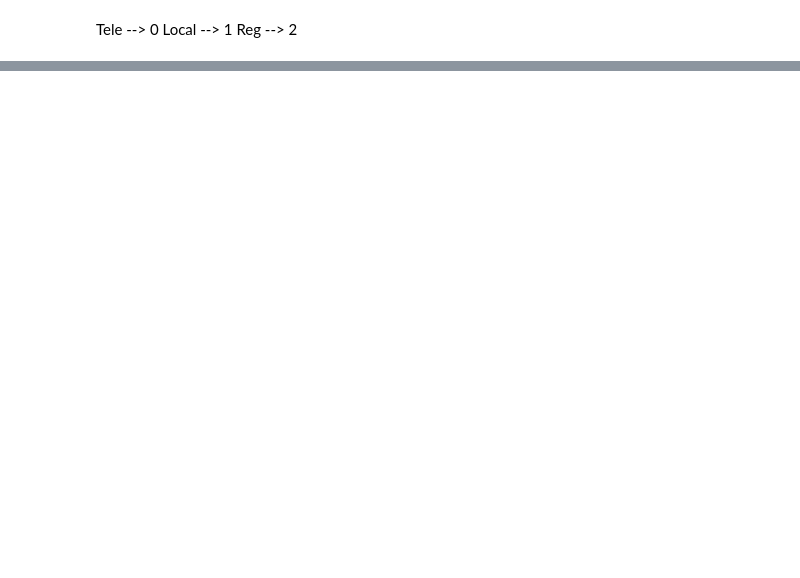
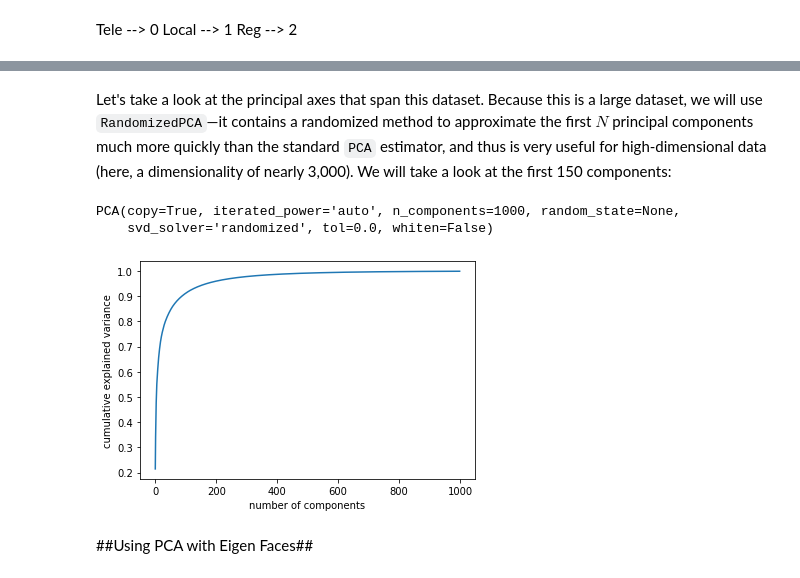
Before and after one commit to MyFirstVlog/miniProyecto-2-ts3, a Jupyter notebook: MiniProyecto2.ipynb, the cells around one changed output, grey strips where cells are left out. Cells and saved outputs as stored; diff of their text form; code cells hidden in the pictures; blank space fills up the shorter version.

```diff
--- a/MiniProyecto2.ipynb
+++ b/MiniProyecto2.ipynb
@@ -337,0 +282,6 @@ Accuracy:  0.47619047619047616
+# %%
+from sklearn.datasets import fetch_lfw_people
+faces = fetch_lfw_people(min_faces_per_person=30)
+print(faces.target_names)
+print(faces.images.shape)
+print(faces.data.shape)
@@ -337,0 +305,19 @@ Accuracy:  0.47619047619047616
+# %% [markdown]
+Let's take a look at the principal axes that span this dataset.
+Because this is a large dataset, we will use ``RandomizedPCA``—it contains a randomized method to approximate the first $N$ principal components much more quickly than the standard ``PCA`` estimator, and thus is very useful for high-dimensional data (here, a dimensionality of nearly 3,000).
+We will take a look at the first 150 components:
+# %%
+pca = PCA(n_components = 1000, svd_solver='randomized')
+pca.fit(faces.data)
+# %% [output]
+PCA(copy=True, iterated_power='auto', n_components=1000, random_state=None,
+    svd_solver='randomized', tol=0.0, whiten=False)
+# %%
+plt.plot(np.cumsum(pca.explained_variance_ratio_))
+#plt.vlines(83,0.,1.,colors='y')
+plt.xlabel('number of components')
+plt.ylabel('cumulative explained variance');
+# %% [output]
+[figure, added]
+# %% [markdown]
+##Using PCA with Eigen Faces##
```
Also changed, not shown: parts of 22 cells of this notebook.
